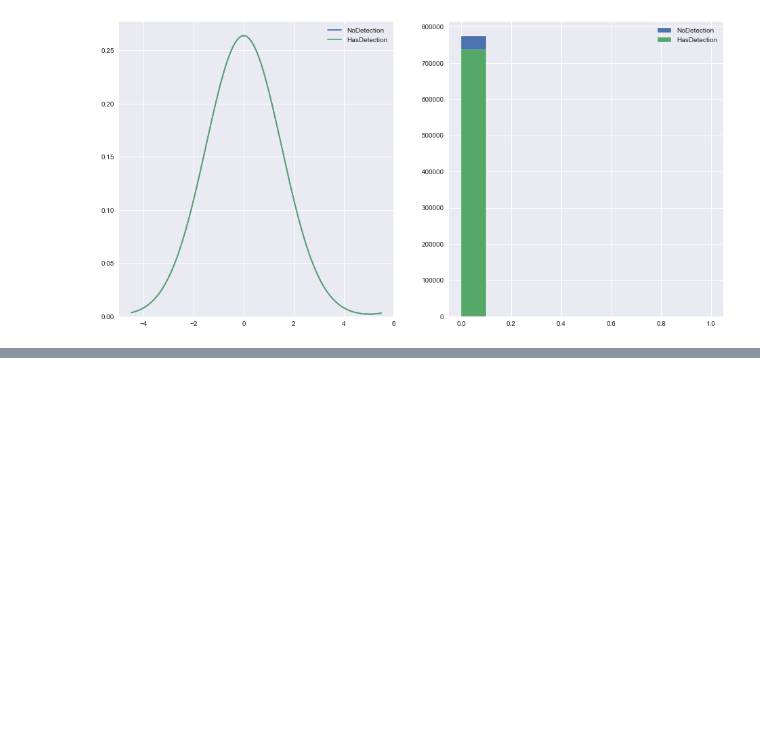
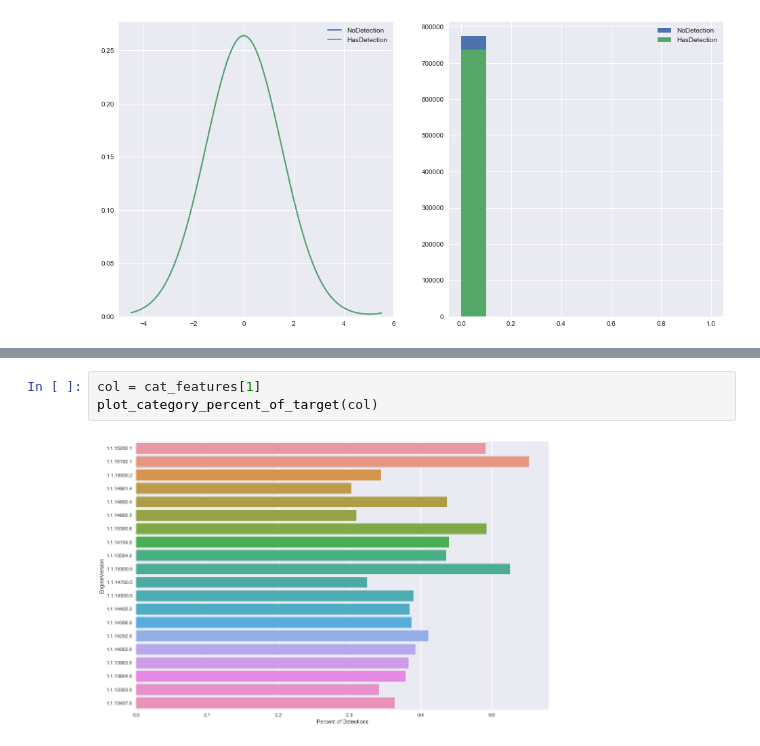
Before and after one commit to jacquelineguo/DS_Capstone_2, a Jupyter notebook: Capstone_Project_Microsoft_Malware_Prediction.ipynb, the cells around one changed output, grey strips where cells are left out. Drawn from its saved outputs; the diff is of its cells as text; blank space fills up the shorter version.

```diff
--- a/Capstone_Project_Microsoft_Malware_Prediction.ipynb
+++ b/Capstone_Project_Microsoft_Malware_Prediction.ipynb
@@ -168,0 +290,5 @@ plt.show()
+# %%
+col = cat_features[1]
+plot_category_percent_of_target(col)
+# %% [output]
+[figure, added]
```
Also changed, not shown: parts of 26 cells of this notebook.
